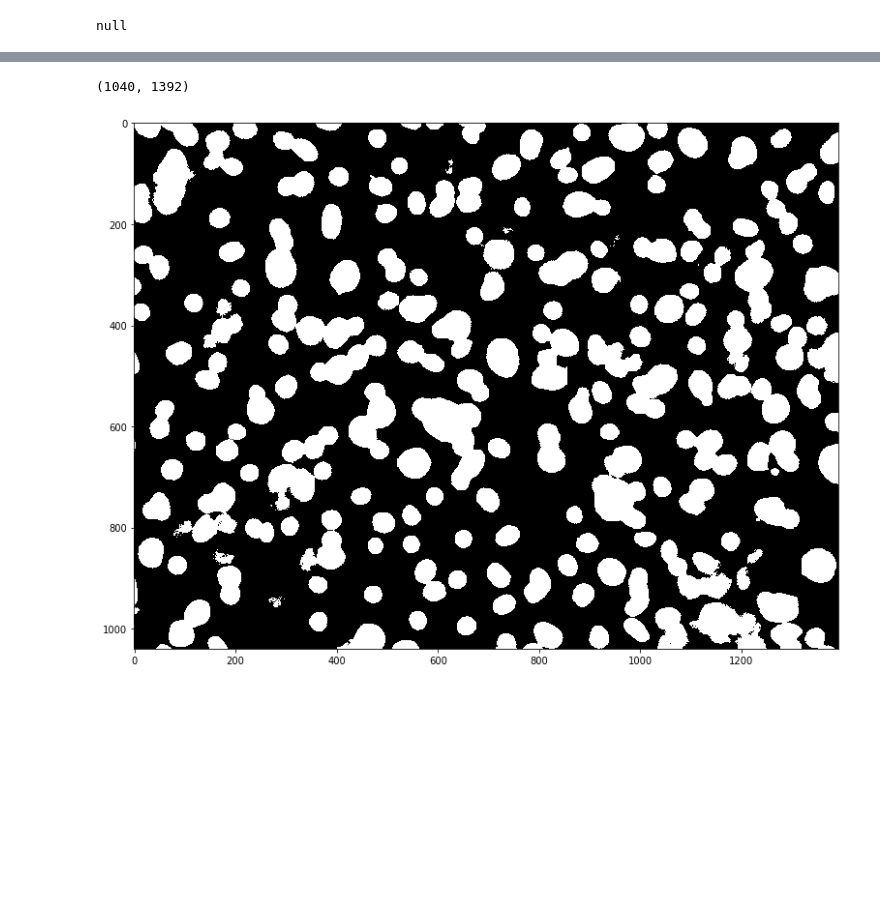
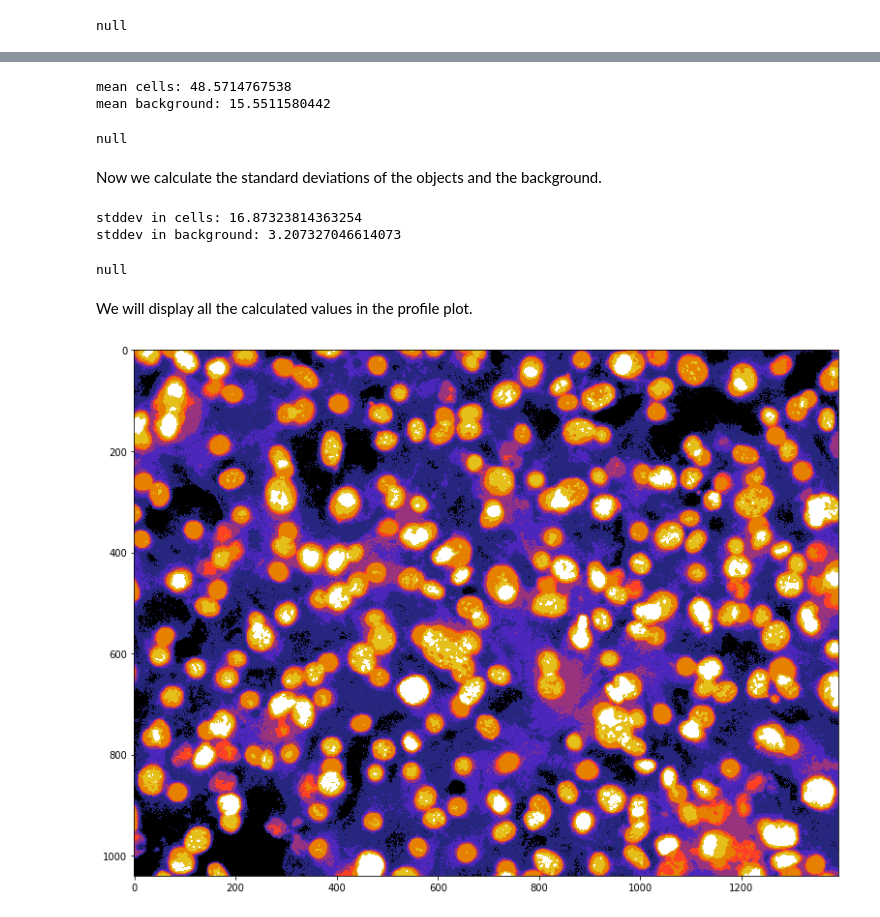
Before and after one commit to MontpellierRessourcesImagerie/image-analysis-notebooks, a Jupyter notebook: signal_processing/signal_processing_04.ipynb, the cells around one changed output, grey strips where cells are left out. Cells and saved outputs as stored; diff of their text form; code cells hidden in the pictures; blank space fills up the shorter version.

Commit message:
added mean and stddev

```diff
--- a/signal_processing/signal_processing_04.ipynb
+++ b/signal_processing/signal_processing_04.ipynb
@@ -28,0 +94,56 @@ null
+# %%
+%%groovy
+cursor = image.cursor()
+(objectMean, backgroundMean, objectCount, backgroundCount) = [0,0,0,0]
+cursor.reset()
+mean = beakerx.mean
+while(cursor.hasNext()) {
+    cursor.fwd()
+    sampleValue = cursor.get().getInteger()
+    if (sampleValue>mean) {
+        objectMean = objectMean + sampleValue
+        objectCount = objectCount + 1
+    } else {
+        backgroundMean = backgroundMean  + sampleValue
+        backgroundCount = backgroundCount + 1
+    }
+}
+objectMean = objectMean / objectCount
+backgroundMean = backgroundMean / backgroundCount
+beakerx.objectMean = objectMean
+beakerx.backgroundMean = backgroundMean
+println("mean in cells: " + objectMean)
+println("mean in background: " + backgroundMean)
+# %% [output]
+mean cells: 48.5714767538
+mean background: 15.5511580442
+null
+# %% [markdown]
+Now we calculate the standard deviations of the objects and the background.
+# %%
+%%groovy
+cursor = image.cursor()
+(objectStddev, backgroundStddev) = [0,0]
+cursor.reset()
+mean = beakerx.mean
+while(cursor.hasNext()) {
+    cursor.fwd()
+    sampleValue = cursor.get().getInteger()
+    if (sampleValue>mean) {
+        objectStddev = objectStddev + Math.pow(sampleValue - objectMean, 2)
+    } else {
+        backgroundStddev = backgroundStddev  + Math.pow(sampleValue - backgroundMean, 2)
+    }
+}
+objectStddev = Math.sqrt(objectStddev / (objectCount - 1))
+backgroundStddev = Math.sqrt(backgroundStddev / (backgroundCount - 1))
+beakerx.objectStddev = objectStddev
+beakerx.backgroundStddev = backgroundStddev
+println("stddev in cells: " + objectStddev)
+println("stddev in background: " + backgroundStddev)
+# %% [output]
+stddev in cells: 16.87323814363254
+stddev in background: 3.207327046614073
+null
+# %% [markdown]
+We will display all the calculated values in the profile plot.
@@ -29,16 +184,20 @@ null
 # %%
 import numpy
 from beakerx.object import beakerx
 from matplotlib import pyplot as plt
 
 imArray = numpy.array(beakerx.pixels, dtype='uint8')
 imArray = numpy.reshape(imArray, (beakerx.height, beakerx.width))
-print(imArray.shape)
-mask = numpy.zeros(imArray.shape, dtype=int)
-mask[imArray>beakerx.mean]=255
+mask1 = numpy.zeros(imArray.shape, dtype=int)
+mask1[imArray>beakerx.backgroundMean - beakerx.backgroundStddev]=32
+mask1[imArray>beakerx.backgroundMean]=64
+mask1[imArray>beakerx.backgroundMean + beakerx.backgroundStddev]=96
+mask1[imArray>beakerx.mean]=128
+mask1[imArray>beakerx.objectMean-beakerx.objectStddev]=160
+mask1[imArray>beakerx.objectMean]=192
+mask1[imArray>beakerx.objectMean+beakerx.objectStddev]=255
 plt.figure(figsize=(14, 10))
-plt.imshow(mask, interpolation='none', cmap='gray')
+plt.imshow(mask1, interpolation='none', cmap='CMRmap')
 plt.show()
 # %% [output]
-(1040, 1392)
-[figure, old version]
+[figure, new version]
```
Also changed, not shown: parts of 13 cells of this notebook, 3 other files.
